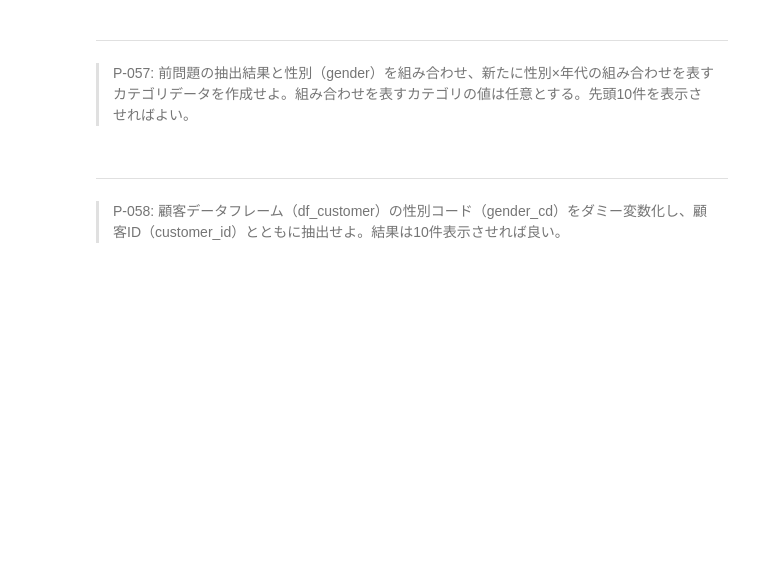
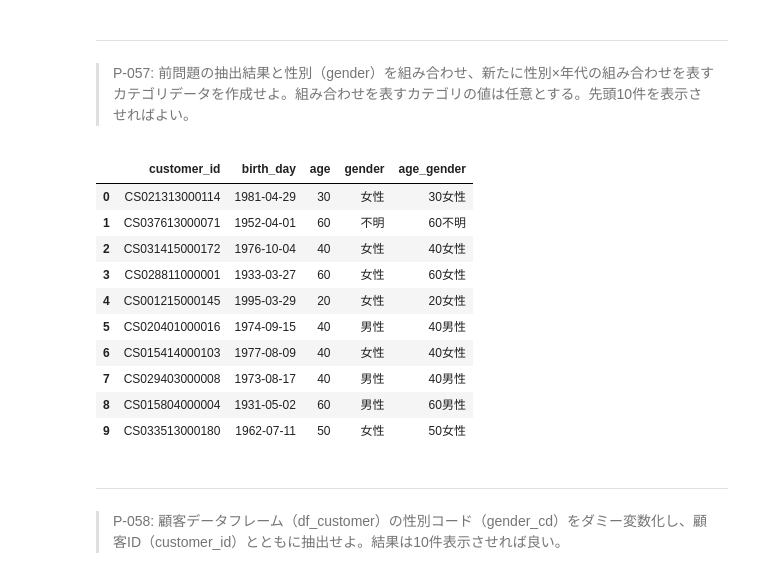
Before and after one commit to twobooks/100knocks-preprocess-training, a Jupyter notebook: docker/work/preprocess_knock_Python.ipynb, the cells around one changed output. Saved outputs shown, nothing was run; the diff lists cells and outputs as text; code cells hidden in the pictures; blank space fills up the shorter version.

```diff
--- a/docker/work/preprocess_knock_Python.ipynb
+++ b/docker/work/preprocess_knock_Python.ipynb
@@ -1243,9 +1255,20 @@ ans[:10]
 # %%
 tmp = df_customer["gender"]
 ans = pd.concat([ans,tmp],axis=1)
-# ans["gender_age"] = ans["age"].to_string() + ans["gender"]
+ans["age_gender"] = ans["age"].astype("str") + ans["gender"]
 ans[:10]
-ans["age"].to_string()
+# %% [output]
+|  | customer_id | birth_day | age | gender | age_gender |
+| 0 | CS021313000114 | 1981-04-29 | 30 | 女性 | 30女性 |
+| 1 | CS037613000071 | 1952-04-01 | 60 | 不明 | 60不明 |
+| 2 | CS031415000172 | 1976-10-04 | 40 | 女性 | 40女性 |
+| 3 | CS028811000001 | 1933-03-27 | 60 | 女性 | 60女性 |
+| 4 | CS001215000145 | 1995-03-29 | 20 | 女性 | 20女性 |
+| 5 | CS020401000016 | 1974-09-15 | 40 | 男性 | 40男性 |
+| 6 | CS015414000103 | 1977-08-09 | 40 | 女性 | 40女性 |
+| 7 | CS029403000008 | 1973-08-17 | 40 | 男性 | 40男性 |
+| 8 | CS015804000004 | 1931-05-02 | 60 | 男性 | 60男性 |
+| 9 | CS033513000180 | 1962-07-11 | 50 | 女性 | 50女性 |
 # %% [markdown]
 ---
 > P-058: 顧客データフレーム（df_customer）の性別コード（gender_cd）をダミー変数化し、顧客ID（customer_id）とともに抽出せよ。結果は10件表示させれば良い。
```
Also changed, not shown: parts of 2 cells of this notebook, 1 other file.
